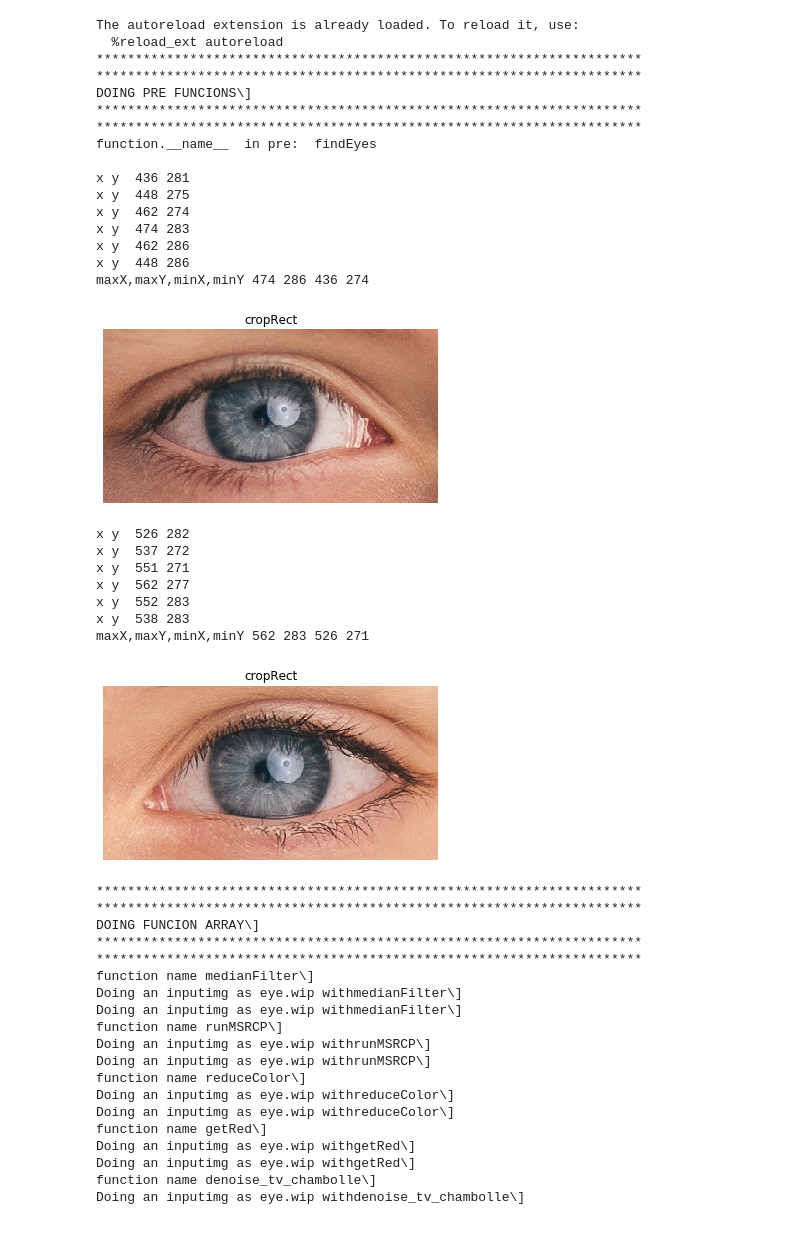
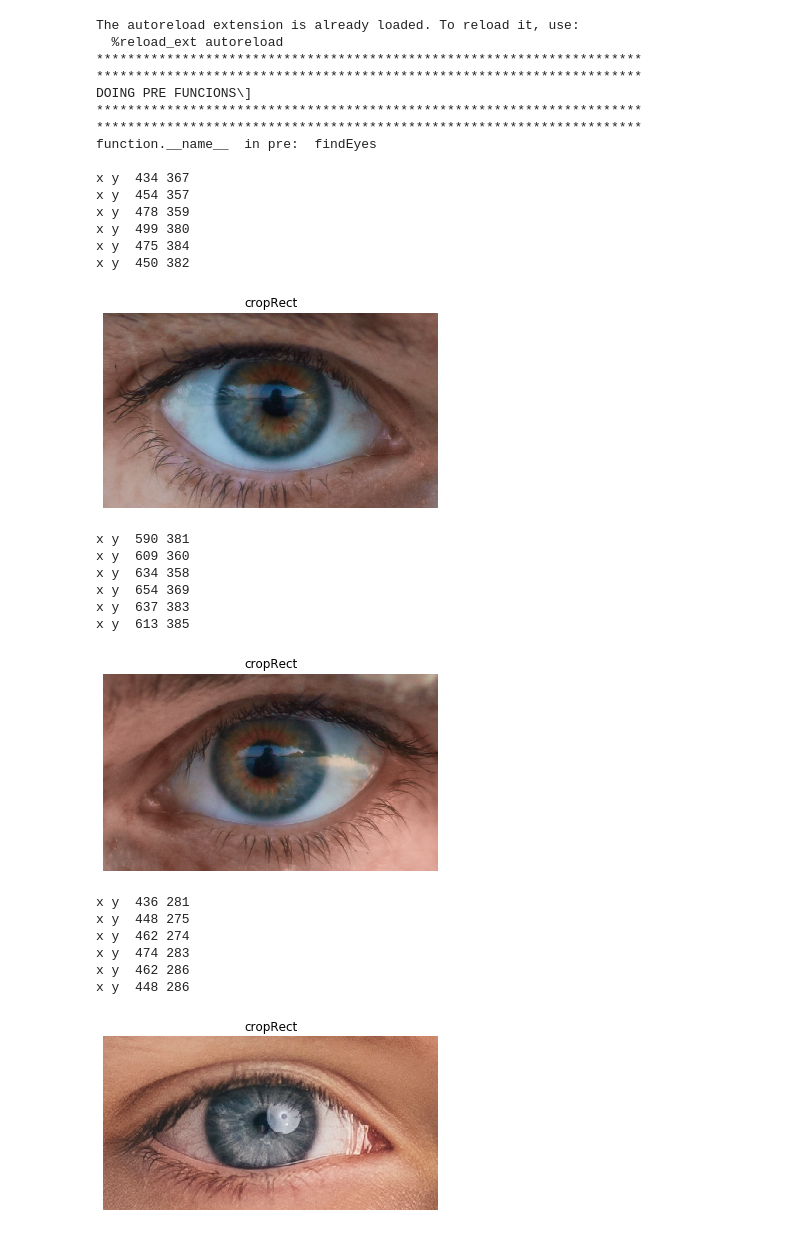
Before and after one commit to nielsr2/P3-G306, a Jupyter notebook: STRUCTURE/NOTEBOOKS/malteBatch.ipynb, the cells around one changed output. Drawn from its saved outputs; the diff is of its cells as text; code cells hidden in the pictures.

Commit message:
niels is awesome atfixing stuff

```diff
--- a/STRUCTURE/NOTEBOOKS/malteBatch.ipynb
+++ b/STRUCTURE/NOTEBOOKS/malteBatch.ipynb
@@ -67,66 +64,52 @@ postFunctions = {
 m3Niels.generateComparison: {"outputName": "newdataset-fixedhohg", "fileName": "houghOutline"}, # does not work for PC boys, but u should be able to change it a bit to work.
 }
 
 
 # pre-stuff
 #totally awesome comments
 preFunctions = {
      m3Face.findEyes: {"show": True, "division": 8}
     #    m3Niels.fakeEyes: {} # pc boys u use dis, ( but then u can't use generateComparison)
 }
 
 
 #pa = m3Niels.photoBatch("PICTURES//", fArray, debug=True, preArray=preFunctions, postArray=postFunctions, irisArray=iArray)
 #pa = m3Niels.photoBatch("PICTURES/IdealSet/", fArray, debug=True, preArray=preFunctions, postArray=postFunctions, irisArray=iArray)
 
-pa = m3Niels.photoBatch("PICTURES/single/", fArray, debug=False, preArray=preFunctions, postArray=postFunctions, irisArray=iArray)
+pa = m3Niels.photoBatch("PICTURES/IdealSet/", fArray, debug=False, preArray=preFunctions, postArray=postFunctions, irisArray=iArray)
 #" PICTURES/Eyes/Eyes_set1/"
 # "PICTURES/InputPictures/xsingle/"
 
 #PICTURES/InputPictures/Set1
 #PICTURES/Eyes/Eyes_set1/
 # %% [output]
 The autoreload extension is already loaded. To reload it, use:
   %reload_ext autoreload
 **********************************************************************
 **********************************************************************
 DOING PRE FUNCIONS\]
 **********************************************************************
 **********************************************************************
 function.__name__  in pre:  findEyes
 
-x y  436 281
-x y  448 275
-x y  462 274
-x y  474 283
-x y  462 286
-x y  448 286
-maxX,maxY,minX,minY 474 286 436 274
+x y  434 367
+x y  454 357
+x y  478 359
+x y  499 380
+x y  475 384
+x y  450 382
-[figure, old version]
+[figure, new version]
-x y  526 282
-x y  537 272
-x y  551 271
-x y  562 277
-x y  552 283
-x y  538 283
-maxX,maxY,minX,minY 562 283 526 271
+x y  590 381
+x y  609 360
+x y  634 358
+x y  654 369
+x y  637 383
+x y  613 385
-[figure, old version]
+[figure, new version]
-**********************************************************************
-**********************************************************************
-DOING FUNCION ARRAY\]
-**********************************************************************
-**********************************************************************
-function name medianFilter\]
-Doing an inputimg as eye.wip withmedianFilter\]
-Doing an inputimg as eye.wip withmedianFilter\]
-function name runMSRCP\]
-Doing an inputimg as eye.wip withrunMSRCP\]
-Doing an inputimg as eye.wip withrunMSRCP\]
-function name reduceColor\]
-Doing an inputimg as eye.wip withreduceColor\]
-Doing an inputimg as eye.wip withreduceColor\]
-function name getRed\]
-Doing an inputimg as eye.wip withgetRed\]
-Doing an inputimg as eye.wip withgetRed\]
-function name denoise_tv_chambolle\]
-Doing an inputimg as eye.wip withdenoise_tv_chambolle\]
+x y  436 281
+x y  448 275
+x y  462 274
+x y  474 283
+x y  462 286
+x y  448 286
+[figure, new version]
```
Also changed, not shown: parts of 2 cells of this notebook, 9 other files.
